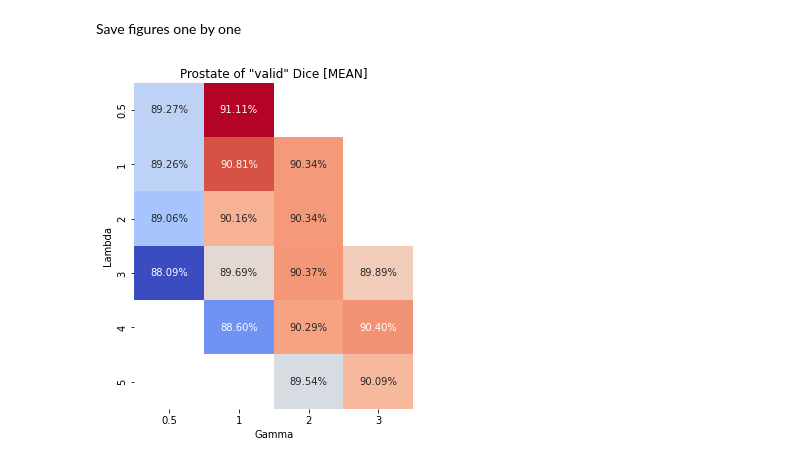
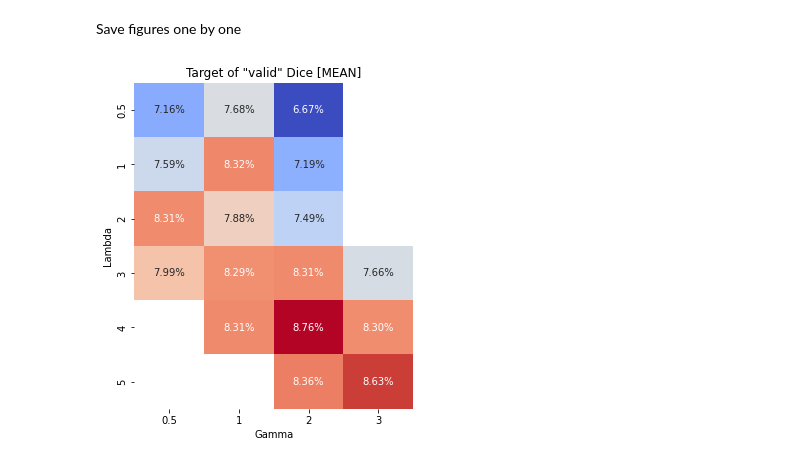
Before and after one commit to ilVecc/ProstMorph, a Jupyter notebook: notebooks/evaluation/results_batch.ipynb, the cells around one changed output. Drawn from its saved outputs; the diff is of its cells as text; code cells hidden in the pictures.

```diff
--- a/notebooks/evaluation/results_batch.ipynb
+++ b/notebooks/evaluation/results_batch.ipynb
@@ -285,32 +283,32 @@ def save_plot(subject, stage, how, what, value, show=False, exclude_zero=False):
             description = ", when Dice > 25%"
         elif how == "valid":
             description = ", when Dice is valid"
         else:
             description = f", when Dice is {how}"
     else:
         description = ""
     cmap = "coolwarm_r" if what == "error" or (value == "std" and what != "ratio") else "coolwarm"
 
     _, ax = plt.subplots(figsize=(5, 6))
     sns.heatmap(
         stats_to_plot,
         annot=True, fmt=fmt,
         xticklabels=g_labels[(1 if exclude_zero else 0):], yticklabels=l_labels[(1 if exclude_zero else 0):],
         cmap=cmap, cbar=False,
         ax=ax)
     if what == "dice":
         ax.set_title(f"{subject.capitalize()} of \"{how}\" Dice{situation} [{value.upper()}]")
     elif what == "ratio":
         ax.set_title(f"Distribution of \"{how}\" targets [{what.upper()}]")
     else:
         ax.set_title(f"TRE of \"{how}\" targets{situation} (in mm) [{value.upper()}]")
     ax.set_xlabel("Gamma")
     ax.set_ylabel("Lambda")
     if show:
         plt.show()
     else:
         plt.savefig(f"figures/{subject}_{focus}_{topic}.pdf", bbox_inches="tight")
 
-save_plot(subject="prostate", stage="final", how="valid", what="dice", value="mean", show=True, exclude_zero=True)
+save_plot(subject="target", stage="final", how="valid", what="dice", value="mean", show=True, exclude_zero=True)
 # %% [output]
-[figure, old version]
+[figure, new version]
```
Also changed, not shown: parts of 1 cell of this notebook, 49 other files.
